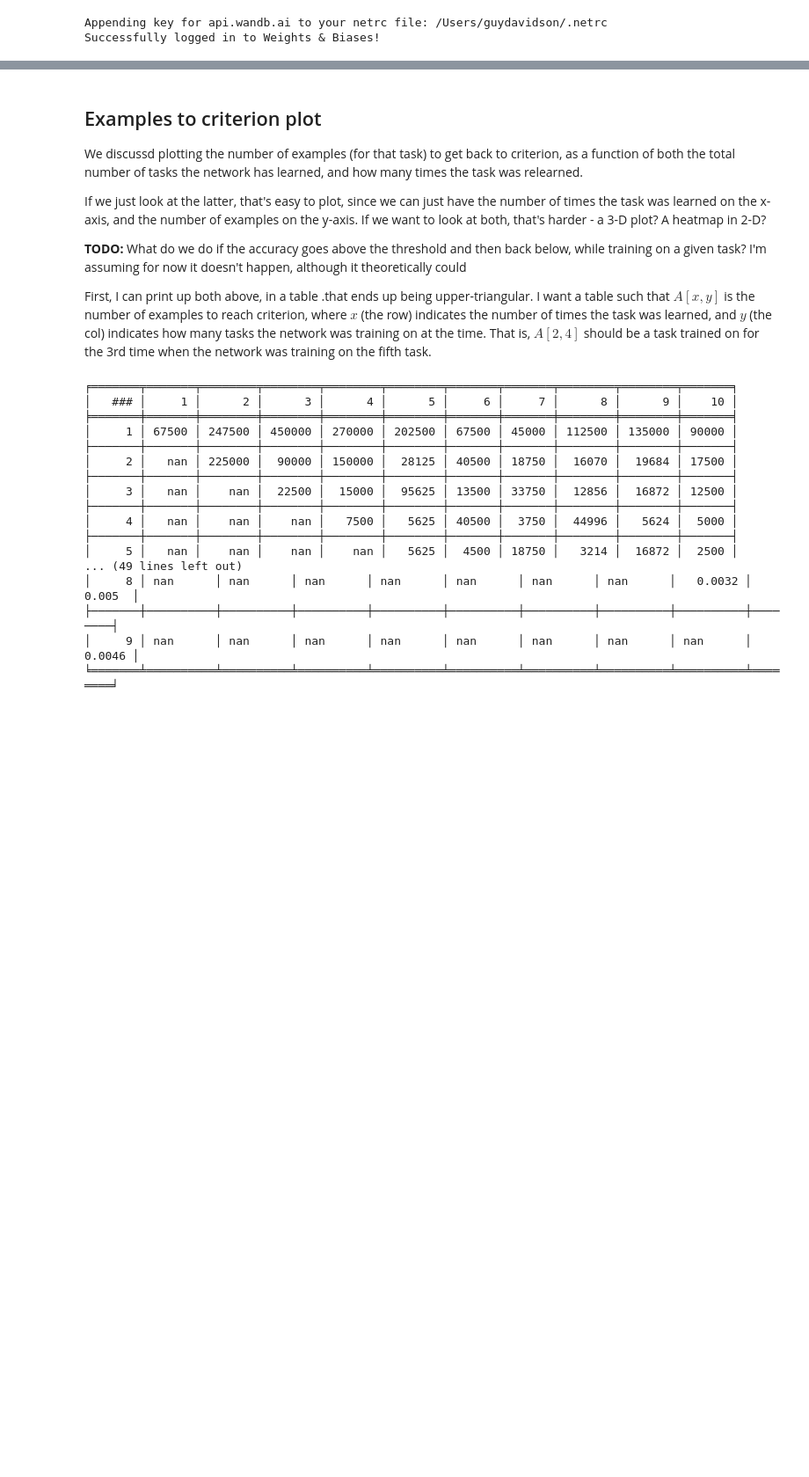
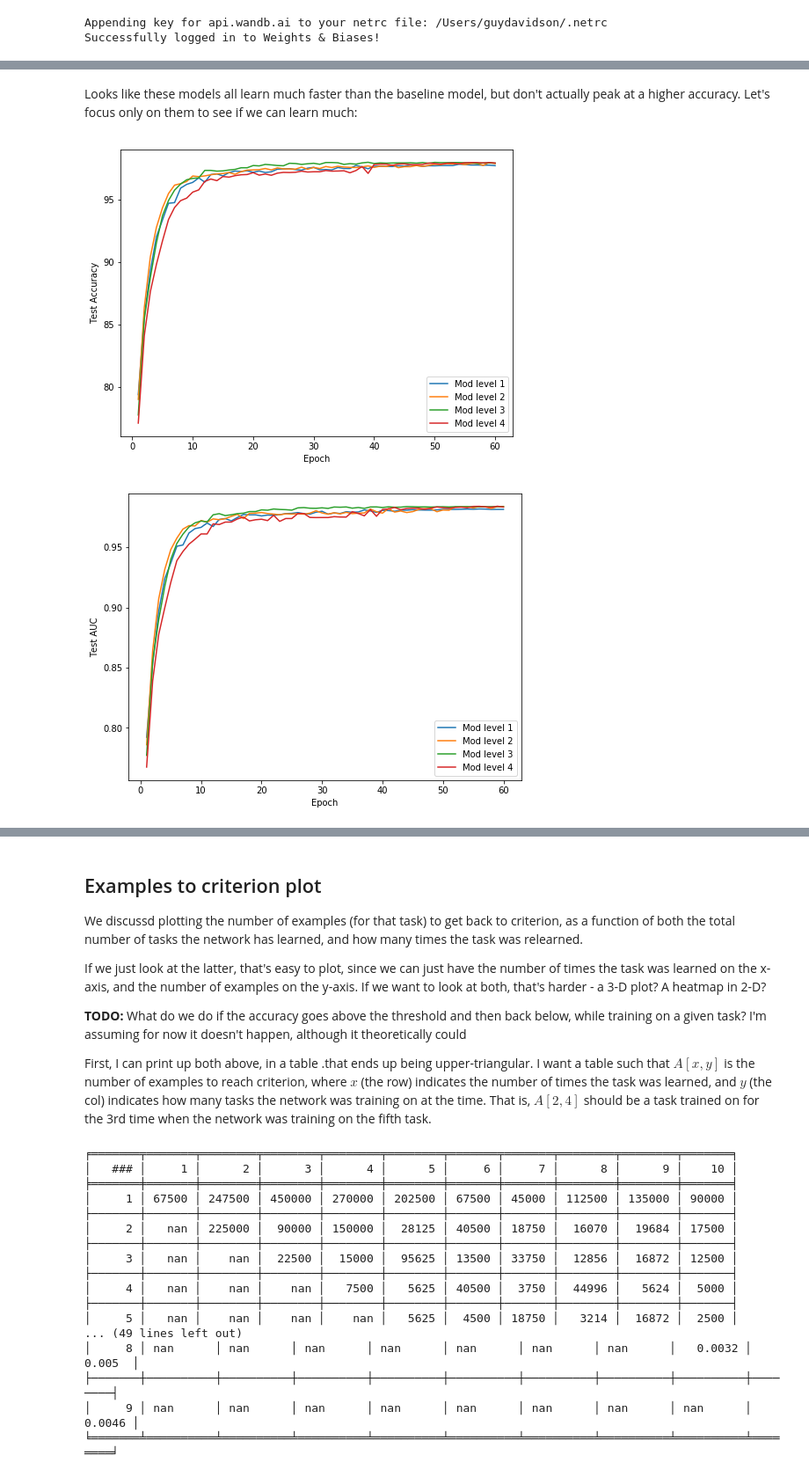
Before and after one commit to guydav/deep-learning-projects, a Jupyter notebook: notebooks/Meta_Learning_Data_Analysis_query_mod_entire_dataset.ipynb, the cells around one changed output, grey strips where cells are left out. Shown: that part at 88% size. Cells and saved outputs as stored; diff of their text form; code cells hidden in the pictures; blank space fills up the shorter version.

```diff
--- a/notebooks/Meta_Learning_Baseline_Data_Analysis_2.ipynb
+++ b/notebooks/Meta_Learning_Data_Analysis_query_mod_entire_dataset.ipynb
@@ -50,0 +82,8 @@ df[:10]
+# %% [markdown]
+Looks like these models all learn much faster than the baseline model, but don't actually peak at a higher accuracy. Let's focus only on them to see if we can learn much:
+# %%
+comparison_plot('Test Accuracy', 1, 0, True)
+comparison_plot('Test AUC', 1, 0, True)
+# %% [output]
+[figure, added]
+[figure, added]
```
Also changed, not shown: parts of 10 cells of this notebook, 2 other files.
